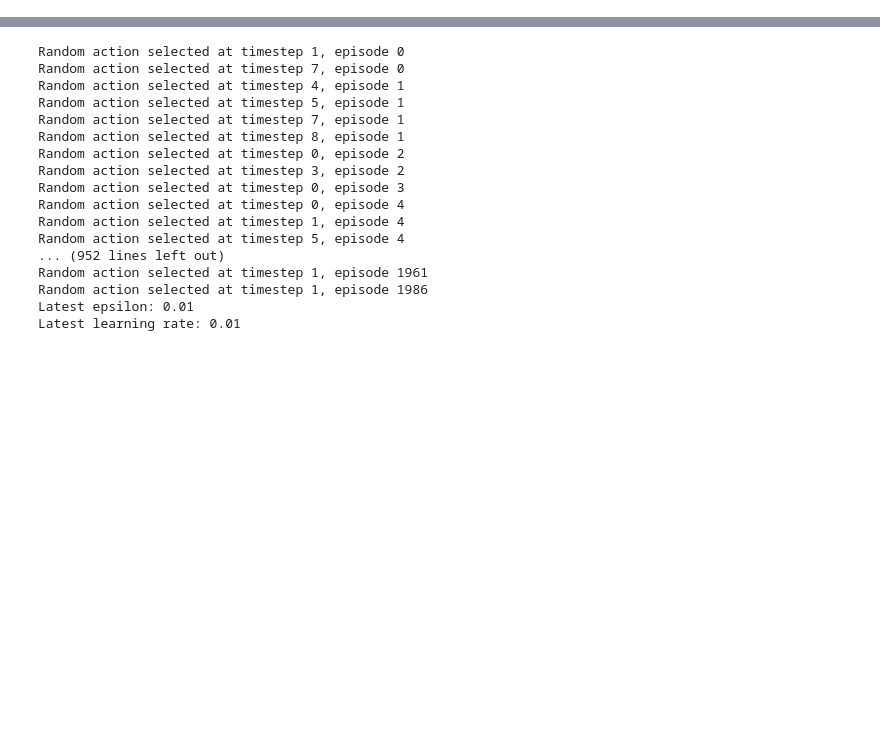
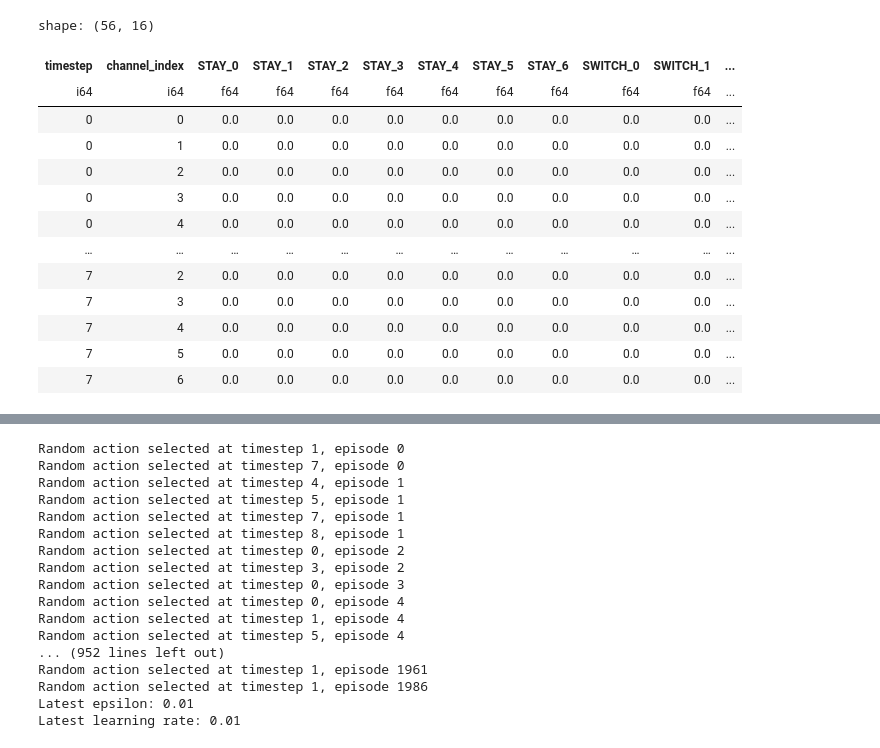
Before and after one commit to hainamt/rl-mutlichannel-access, a Jupyter notebook: test.ipynb, the cells around one changed output, grey strips where cells are left out. Cells and saved outputs as stored; diff of their text form; code cells hidden in the pictures; blank space fills up the shorter version.

```diff
--- a/test.ipynb
+++ b/test.ipynb
@@ -187,0 +235,19 @@ class QTable(dict):
+# %%
+q_table = QTable(8, 7)
+# %%
+q_table.to_polars_dataframe()
+# %% [output]
+shape: (56, 16)
+| timestep | channel_index | STAY_0 | STAY_1 | STAY_2 | STAY_3 | STAY_4 | STAY_5 | STAY_6 | SWITCH_0 | SWITCH_1 | ... |
+| i64 | i64 | f64 | f64 | f64 | f64 | f64 | f64 | f64 | f64 | f64 | ... |
+| 0 | 0 | 0.0 | 0.0 | 0.0 | 0.0 | 0.0 | 0.0 | 0.0 | 0.0 | 0.0 | ... |
+| 0 | 1 | 0.0 | 0.0 | 0.0 | 0.0 | 0.0 | 0.0 | 0.0 | 0.0 | 0.0 | ... |
+| 0 | 2 | 0.0 | 0.0 | 0.0 | 0.0 | 0.0 | 0.0 | 0.0 | 0.0 | 0.0 | ... |
+| 0 | 3 | 0.0 | 0.0 | 0.0 | 0.0 | 0.0 | 0.0 | 0.0 | 0.0 | 0.0 | ... |
+| 0 | 4 | 0.0 | 0.0 | 0.0 | 0.0 | 0.0 | 0.0 | 0.0 | 0.0 | 0.0 | ... |
+| … | … | … | … | … | … | … | … | … | … | … | ... |
+| 7 | 2 | 0.0 | 0.0 | 0.0 | 0.0 | 0.0 | 0.0 | 0.0 | 0.0 | 0.0 | ... |
+| 7 | 3 | 0.0 | 0.0 | 0.0 | 0.0 | 0.0 | 0.0 | 0.0 | 0.0 | 0.0 | ... |
+| 7 | 4 | 0.0 | 0.0 | 0.0 | 0.0 | 0.0 | 0.0 | 0.0 | 0.0 | 0.0 | ... |
+| 7 | 5 | 0.0 | 0.0 | 0.0 | 0.0 | 0.0 | 0.0 | 0.0 | 0.0 | 0.0 | ... |
+| 7 | 6 | 0.0 | 0.0 | 0.0 | 0.0 | 0.0 | 0.0 | 0.0 | 0.0 | 0.0 | ... |
```
Also changed, not shown: parts of 3 cells of this notebook, 4 other files.
